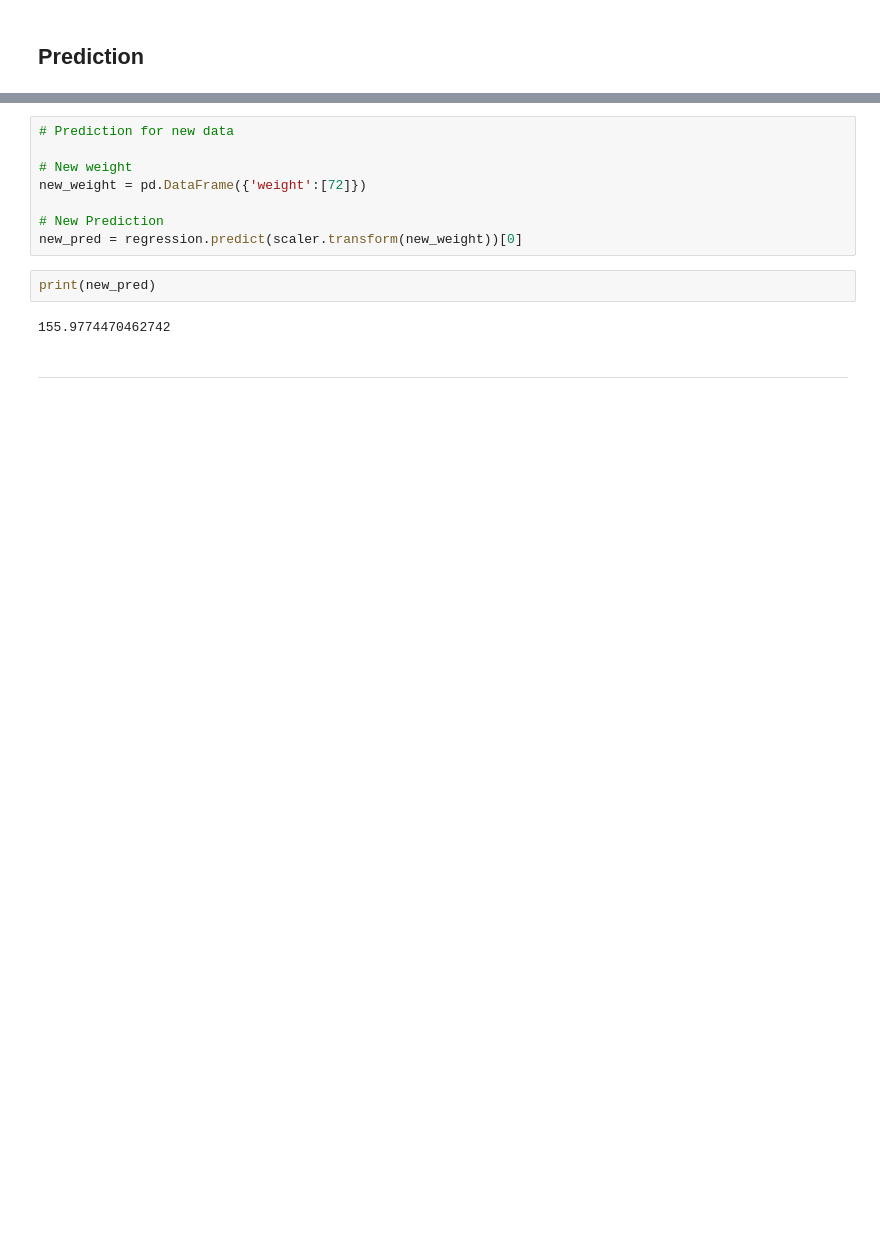
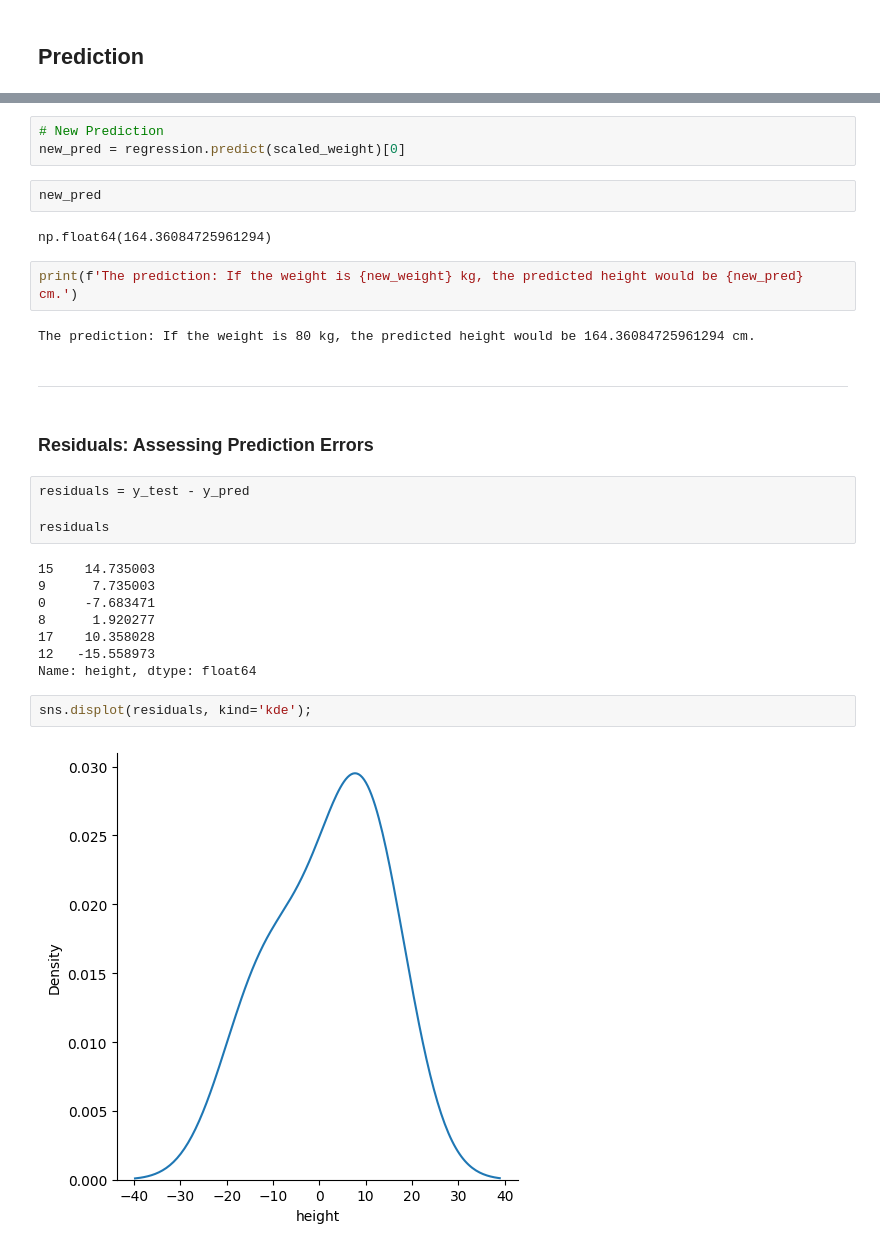
Before and after one commit to iceyisaak/slr-height-prediction, a Jupyter notebook: height-prediction.ipynb, the cells around one changed output, grey strips where cells are left out. Saved outputs shown, nothing was run; the diff lists cells and outputs as text; blank space fills up the shorter version.

```diff
--- a/height-prediction.ipynb
+++ b/height-prediction.ipynb
@@ -273,14 +342,31 @@ Notes:
 # %%
-# Prediction for new data
-
-# New weight
-new_weight = pd.DataFrame({'weight':[72]})
-
 # New Prediction
-new_pred = regression.predict(scaler.transform(new_weight))[0]
+new_pred = regression.predict(scaled_weight)[0]
+# %%
+new_pred
+# %% [output]
+np.float64(164.36084725961294)
 # %%
-print(new_pred)
+print(f'The prediction: If the weight is {new_weight} kg, the predicted height would be {new_pred} cm.')
 # %% [output]
-155.9774470462742
+The prediction: If the weight is 80 kg, the predicted height would be 164.36084725961294 cm.
 # %% [markdown]
 ---
+# %% [markdown]
+### Residuals: Assessing Prediction Errors
+# %%
+residuals = y_test - y_pred
+
+residuals
+# %% [output]
+15    14.735003
+9      7.735003
+0     -7.683471
+8      1.920277
+17    10.358028
+12   -15.558973
+Name: height, dtype: float64
+# %%
+sns.displot(residuals, kind='kde');
+# %% [output]
+[figure, added]
```
Also changed, not shown: parts of 29 cells of this notebook.
